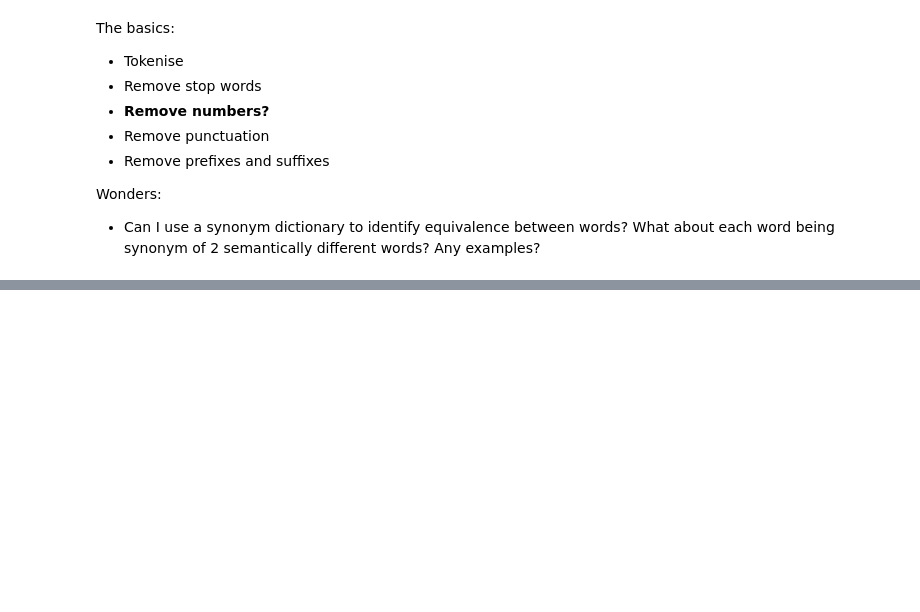
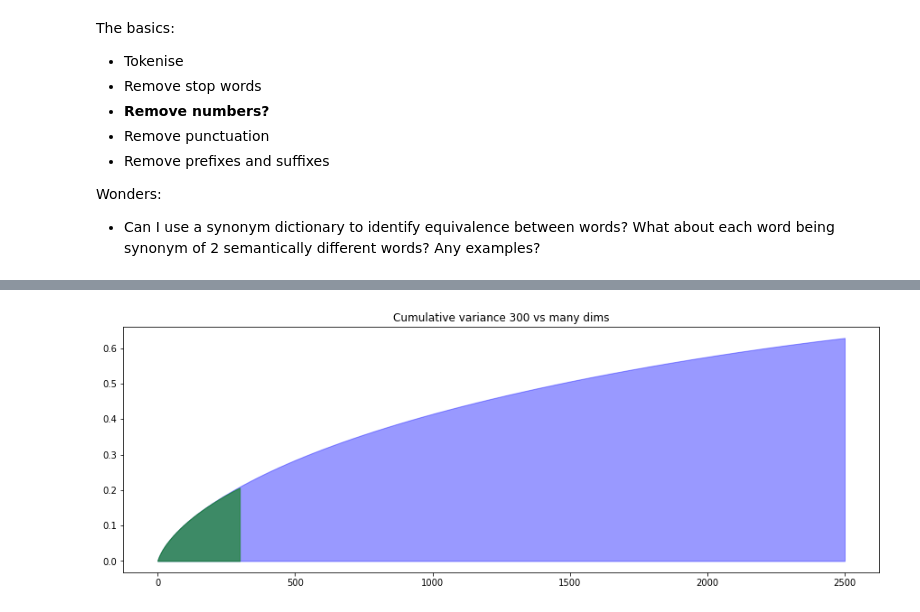
Before and after one commit to giuliano0/mo444-2018s1, a Jupyter notebook: lab3/src/exploration.ipynb, the cells around one changed output, grey strips where cells are left out. Saved outputs shown, nothing was run; the diff lists cells and outputs as text; code cells hidden in the pictures; blank space fills up the shorter version.

```diff
--- a/lab3/src/exploration.ipynb
+++ b/lab3/src/exploration.ipynb
@@ -188,0 +185,8 @@ Type:      method
+# %%
+plt.figure(figsize=(15, 5))
+plt.fill_between(np.arange(len(trunc.explained_variance_)), np.cumsum(trunc.explained_variance_), alpha=0.6, color='green', zorder=2)
+plt.fill_between(np.arange(len(tsvd.explained_variance_)), np.cumsum(tsvd.explained_variance_), alpha=0.4, color='blue', zorder=1)
+plt.title('Cumulative variance 300 vs many dims')
+plt.show()
+# %% [output]
+[figure, added]
```
Also changed, not shown: parts of 46 cells of this notebook.
